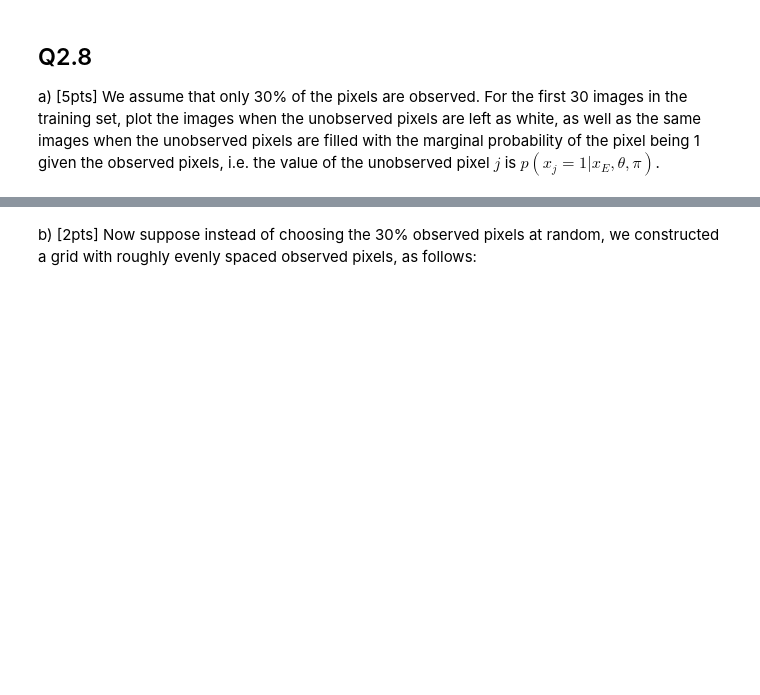
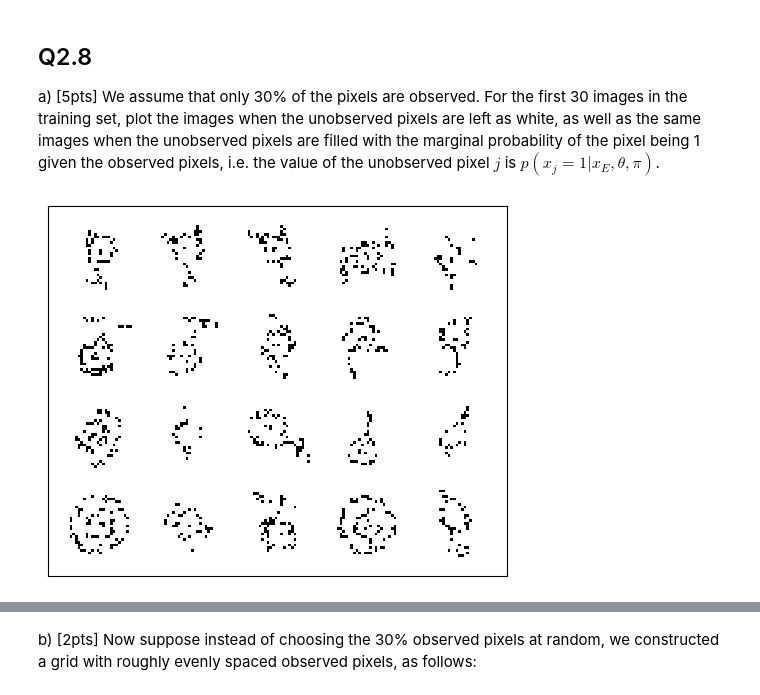
Before and after one commit to ryancys1234/Neural-Networks-and-Deep-Learning, a Jupyter notebook: A1.ipynb, the cells around one changed output, grey strips where cells are left out. Cells and saved outputs as stored; diff of their text form; code cells hidden in the pictures; blank space fills up the shorter version.

```diff
--- a/A1.ipynb
+++ b/A1.ipynb
@@ -126,8 +128,7 @@ def optimal_action(prob_llm):
     for a given probability prob_llm.
     """
     # Compute expected losses for all actions
-    return np.argmin([expected_loss_of_action(prob_llm, action) for action in \
-                      range(num_actions)])
+    return np.argmin([expected_loss_of_action(prob_llm, action) for action in range(num_actions)])
 # %% [markdown]
 ## Q1.3
 [8pts] Plot the expected loss of the optimal action as a function of the probability of spam.
@@ -148,8 +149,7 @@ plt.figure(figsize=(8, 5))
 colors = ['red', 'blue', 'green', 'yellow', 'black']
 for i in range(num_actions):
     a = np.array(optimal_actions) == i
-    plt.plot(prob_range[a], np.array(optimal_losses)[a], color=colors[i], lw=2, \
-             label=action_names[i])
+    plt.plot(prob_range[a], np.array(optimal_losses)[a], color=colors[i], lw=2, label=action_names[i])
 plt.xlabel('$p(\mathrm{LLM}|\mathrm{submission})$')
 plt.ylabel('Expected Loss')
 plt.title('Minimal Expected Loss Across All Actions')
@@ -236,6 +254,5 @@ def load_unown_mnist():
     test_labels = one_hot(test_labels, num_unique_labels)
     N_data = train_images.shape[0]
 
-    return N_data, train_images, train_images_binarized, train_labels, \
-      test_images, test_images_binarized, test_labels
+    return N_data, train_images, train_images_binarized, train_labels, test_images, test_images_binarized, test_labels
 # %%
@@ -293,8 +339,7 @@ def log_likelihood(images, theta, pi):
     Note that log likelihood is not only for c^(i), it is for all possible c's."""
 
     # YOU NEED TO WRITE THIS PART
-    a = np.log(pi) + np.matmul(images, np.log(theta)) + \
-        np.matmul(1-images, np.log(1-theta))
+    a = np.log(pi) + np.matmul(images, np.log(theta)) + np.matmul(1-images, np.log(1-theta))
     b = np.log(np.sum(np.exp(a), axis=1))
     log_like = a - b.reshape(-1, 1)
     return log_like
@@ -306,11 +351,9 @@ def accuracy(log_like, labels):
     # YOU NEED TO WRITE THIS PART
     return np.mean(np.argmax(log_like, 1) == np.argmax(labels, 1))
 
-N_data, train_images, train_images_binarized, train_labels, test_images, \
-  test_images_binarized, test_labels = load_unown_mnist()
+N_data, train_images, train_images_binarized, train_labels, test_images, test_images_binarized, test_labels = load_unown_mnist()
 
-theta_est, pi_est = train_map_estimator(train_images_binarized, train_labels, \
-                                        alpha=2.)
+theta_est, pi_est = train_map_estimator(train_images_binarized, train_labels, alpha=2.)
 
 loglike_train = log_likelihood(train_images_binarized, theta_est, pi_est)
 avg_loglike = np.sum(loglike_train * train_labels) / N_data
@@ -425,27 +483,27 @@ a) [5pts] We assume that only 30% of the pixels are observed. For the first 30 i
 # %%
 def probabilistic_imputer(theta, pi, original_images, is_observed):
     """Inputs: parameters theta and pi, original_images (N_images x N_features),
         and is_observed which has the same shape as original_images, with a value
         1. in every observed entry and 0. in every unobserved entry.
     Returns the new images where unobserved pixels are replaced by their
     conditional probability"""
 
     # YOU NEED TO WRITE THIS PART
     imputed_images = original_images.copy()
 
     for i in range(imputed_images.shape[0]):
       x_E = original_images[i][is_observed[i] == 1]
       theta_E = theta[is_observed[i] == 1].T
       theta_j = theta[is_observed[i] == 0]
-      p_x_E = np.exp(np.matmul(np.log(theta_E), x_E) + \
-                     np.matmul(np.log(1-theta_E), 1-x_E))
-      p_x_j = np.sum(pi * theta_j * p_x_E.reshape(1, -1), axis=1) / \
-              np.sum(pi * p_x_E)
+      p_x_E = np.exp(np.matmul(np.log(theta_E), x_E) + np.matmul(np.log(1-theta_E), 1-x_E))
+      p_x_j = np.sum(pi * theta_j * p_x_E.reshape(1, -1), axis=1) / np.sum(pi * p_x_E)
       imputed_images[i, is_observed[i] == 0] = p_x_j
 
     return imputed_images
 
 num_features = train_images_binarized.shape[1]
 is_observed = np.random.binomial(1, p=0.3, size=(20, num_features))
 plot_images(train_images_binarized[:20] * is_observed)
+# %% [output]
+[figure, added]
 # %%
```
Also changed, not shown: parts of 40 cells of this notebook.
